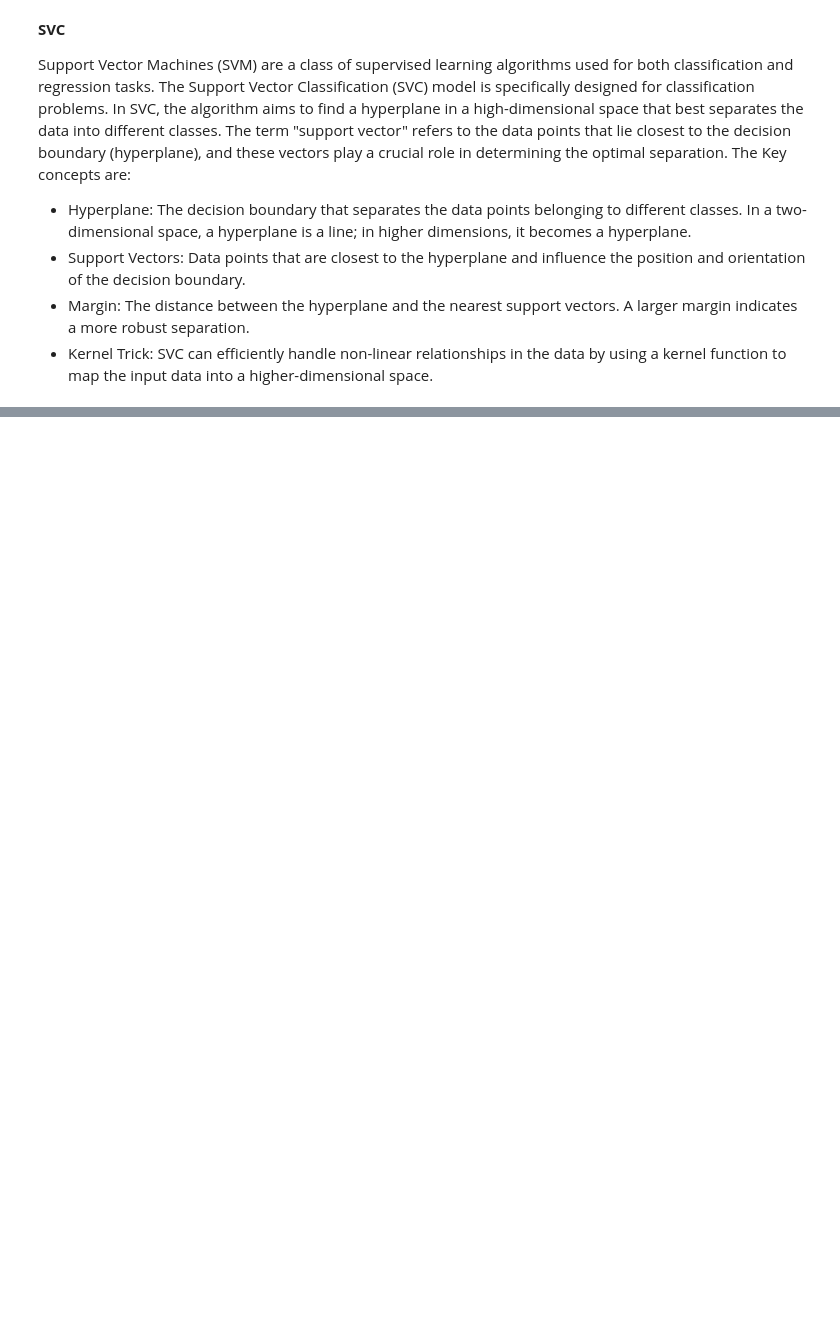
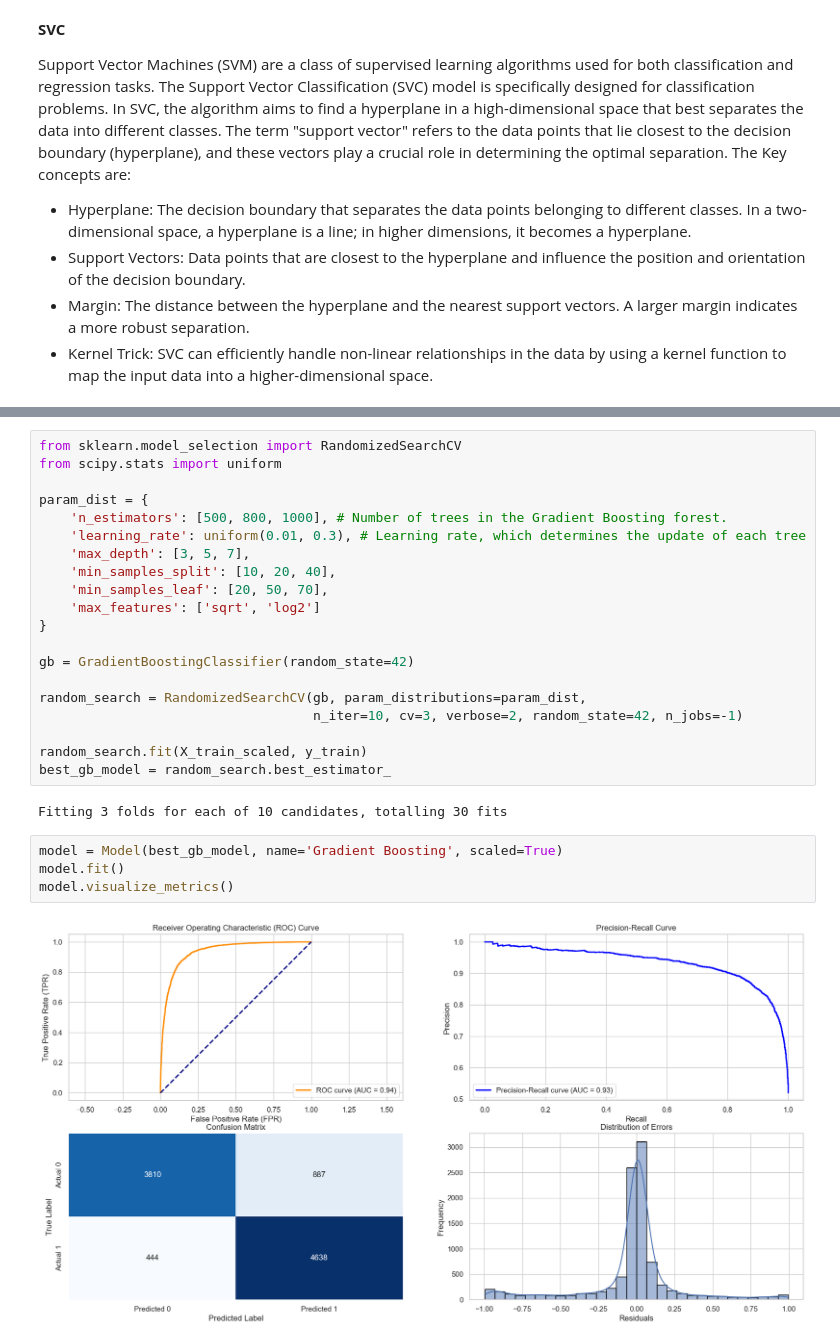
Before and after one commit to IsabellaPodavini/Machine_Learning, a Jupyter notebook: project.ipynb, the cells around one changed output, grey strips where cells are left out. Cells and saved outputs as stored; diff of their text form; blank space fills up the shorter version.

```diff
--- a/project.ipynb
+++ b/project.ipynb
@@ -573,0 +663,28 @@ Support Vector Machines (SVM) are a class of supervised learning algorithms used
+# %%
+from sklearn.model_selection import RandomizedSearchCV
+from scipy.stats import uniform
+
+param_dist = {
+    'n_estimators': [500, 800, 1000], # Number of trees in the Gradient Boosting forest.
+    'learning_rate': uniform(0.01, 0.3), # Learning rate, which determines the update of each tree
+    'max_depth': [3, 5, 7],
+    'min_samples_split': [10, 20, 40],
+    'min_samples_leaf': [20, 50, 70],
+    'max_features': ['sqrt', 'log2']
+}
+
+gb = GradientBoostingClassifier(random_state=42)
+
+random_search = RandomizedSearchCV(gb, param_distributions=param_dist,
+                                   n_iter=10, cv=3, verbose=2, random_state=42, n_jobs=-1)
+
+random_search.fit(X_train_scaled, y_train)
+best_gb_model = random_search.best_estimator_
+# %% [output]
+Fitting 3 folds for each of 10 candidates, totalling 30 fits
+# %%
+model = Model(best_gb_model, name='Gradient Boosting', scaled=True)
+model.fit()
+model.visualize_metrics()
+# %% [output]
+[figure, added]
```
Also changed, not shown: parts of 35 cells of this notebook, 4 other files.
